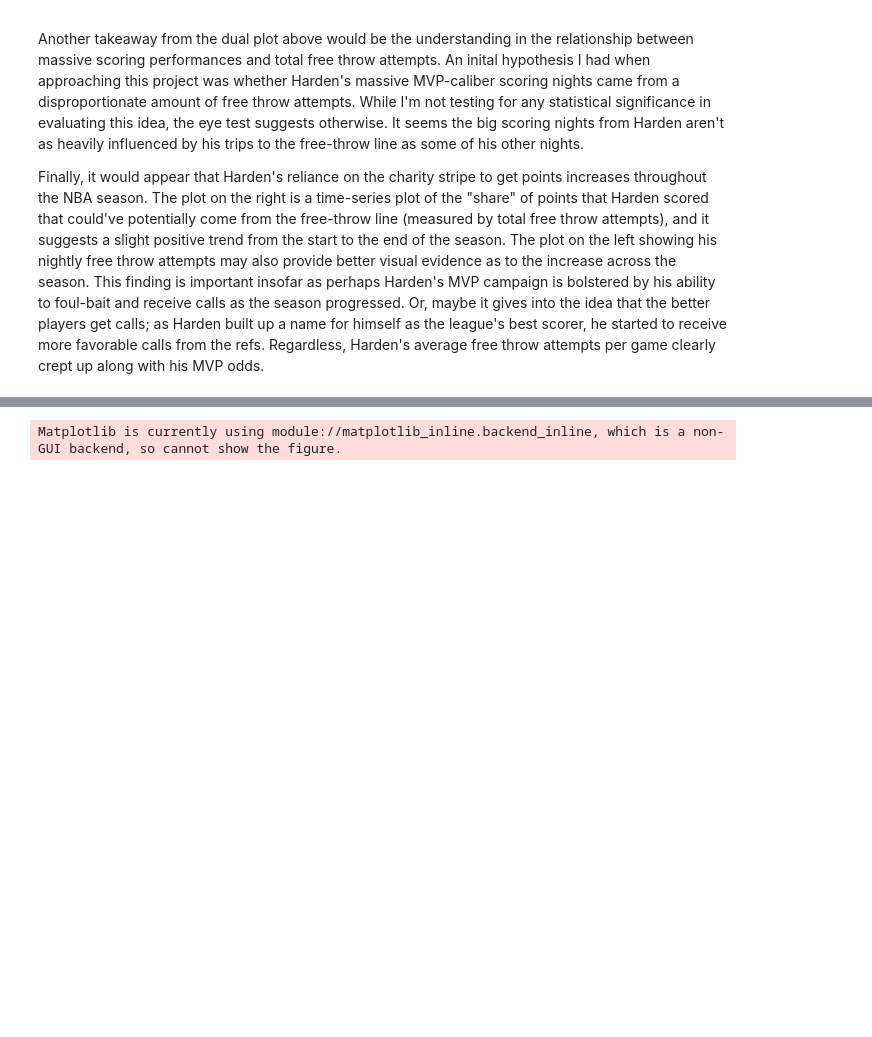
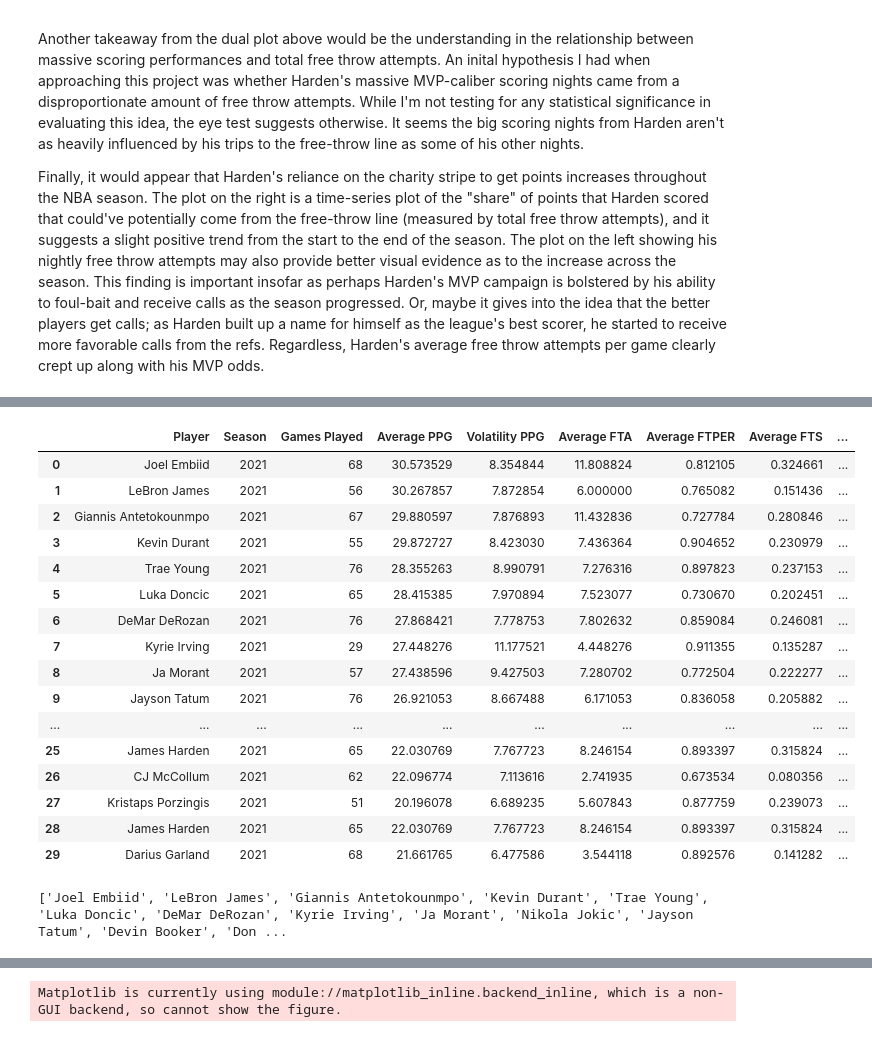
Before and after one commit to kirankrishnamurthi/NBA-Sharpe-Ratios, a Jupyter notebook: nba_sharpe.ipynb, the cells around one changed output, grey strips where cells are left out. Saved outputs shown, nothing was run; the diff lists cells and outputs as text; code cells hidden in the pictures; blank space fills up the shorter version.

```diff
--- a/nba_sharpe.ipynb
+++ b/nba_sharpe.ipynb
@@ -388,0 +416,52 @@ Finally, but maybe my favorite, takeaway from this season's $B$ analysis would b
+# %%
+#---------- 2021 - 2022 Applications -------------#
+
+top_30_2122 = nba_2122.sort_values(by = 'PTS', ascending = False).iloc[0:31, 1].to_list()
+
+TS_202122 = pd.DataFrame()
+
+for p in top_30_2122:
+
+    try:
+        data = get_bb_sharpe(p, '2021')
+
+        TS_202122 = pd.concat([TS_202122, data], ignore_index = True)
+
+        time.sleep(5)
+
+    except:
+        pass
+# %%
+TS_202122 = pd.DataFrame()
+
+for p in top_30_2122:
+
+    try:
+        data = get_bb_sharpe(p, '2021')
+
+        TS_202122 = pd.concat([TS_202122, data], ignore_index = True)
+
+        time.sleep(5)
+
+    except:
+        pass
+# %%
+TS_202122
+# %% [output]
+|  | Player | Season | Games Played | Average PPG | Volatility PPG | Average FTA | Average FTPER | Average FTS | ... |
+| 0 | Joel Embiid | 2021 | 68 | 30.573529 | 8.354844 | 11.808824 | 0.812105 | 0.324661 | ... |
+| 1 | LeBron James | 2021 | 56 | 30.267857 | 7.872854 | 6.000000 | 0.765082 | 0.151436 | ... |
+| 2 | Giannis Antetokounmpo | 2021 | 67 | 29.880597 | 7.876893 | 11.432836 | 0.727784 | 0.280846 | ... |
+| 3 | Kevin Durant | 2021 | 55 | 29.872727 | 8.423030 | 7.436364 | 0.904652 | 0.230979 | ... |
+| 4 | Trae Young | 2021 | 76 | 28.355263 | 8.990791 | 7.276316 | 0.897823 | 0.237153 | ... |
+| 5 | Luka Doncic | 2021 | 65 | 28.415385 | 7.970894 | 7.523077 | 0.730670 | 0.202451 | ... |
+| 6 | DeMar DeRozan | 2021 | 76 | 27.868421 | 7.778753 | 7.802632 | 0.859084 | 0.246081 | ... |
+| 7 | Kyrie Irving | 2021 | 29 | 27.448276 | 11.177521 | 4.448276 | 0.911355 | 0.135287 | ... |
+| 8 | Ja Morant | 2021 | 57 | 27.438596 | 9.427503 | 7.280702 | 0.772504 | 0.222277 | ... |
+| 9 | Jayson Tatum | 2021 | 76 | 26.921053 | 8.667488 | 6.171053 | 0.836058 | 0.205882 | ... |
+| ... | ... | ... | ... | ... | ... | ... | ... | ... | ... |
+| 25 | James Harden | 2021 | 65 | 22.030769 | 7.767723 | 8.246154 | 0.893397 | 0.315824 | ... |
+| 26 | CJ McCollum | 2021 | 62 | 22.096774 | 7.113616 | 2.741935 | 0.673534 | 0.080356 | ... |
+| 27 | Kristaps Porzingis | 2021 | 51 | 20.196078 | 6.689235 | 5.607843 | 0.877759 | 0.239073 | ... |
+| 28 | James Harden | 2021 | 65 | 22.030769 | 7.767723 | 8.246154 | 0.893397 | 0.315824 | ... |
+| 29 | Darius Garland | 2021 | 68 | 21.661765 | 6.477586 | 3.544118 | 0.892576 | 0.141282 | ... |
@@ -388,0 +474,4 @@ Finally, but maybe my favorite, takeaway from this season's $B$ analysis would b
+# %%
+print(top_30_2122)
+# %% [output]
+['Joel Embiid', 'LeBron James', 'Giannis Antetokounmpo', 'Kevin Durant', 'Trae Young', 'Luka Doncic', 'DeMar DeRozan', 'Kyrie Irving', 'Ja Morant', 'Nikola Jokic', 'Jayson Tatum', 'Devin Booker', 'Don ...
```
Also changed, not shown: parts of 10 cells of this notebook, 5 other files.
